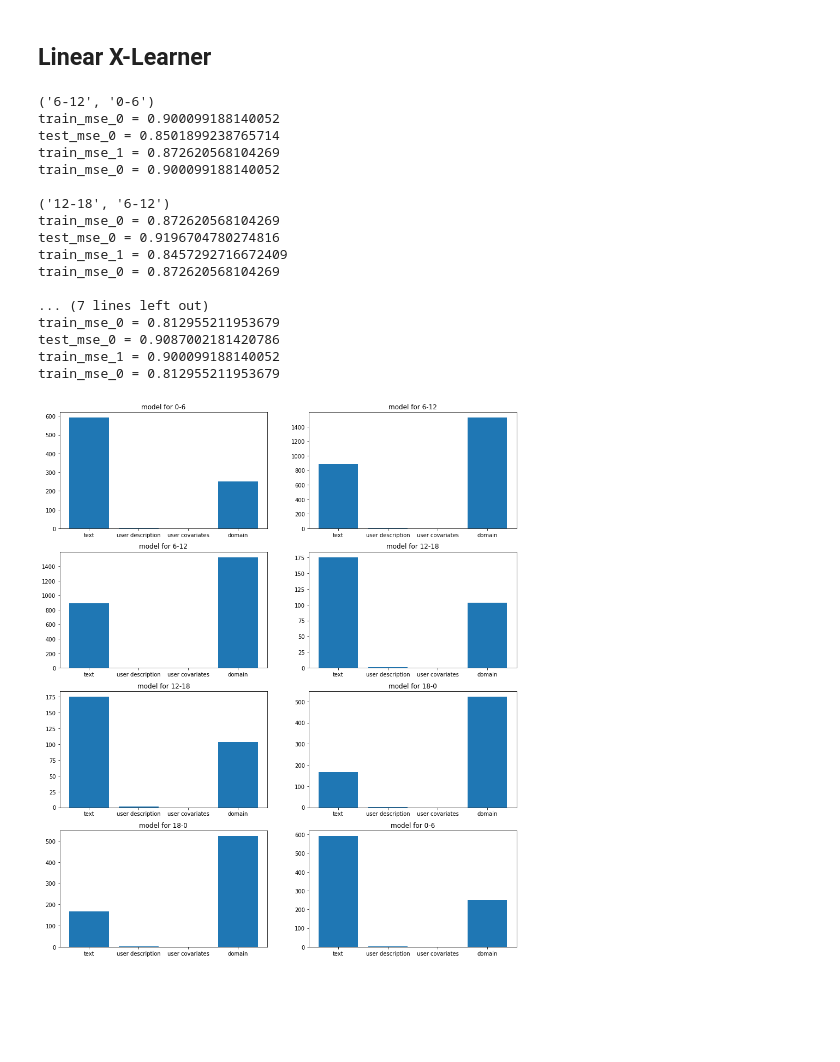
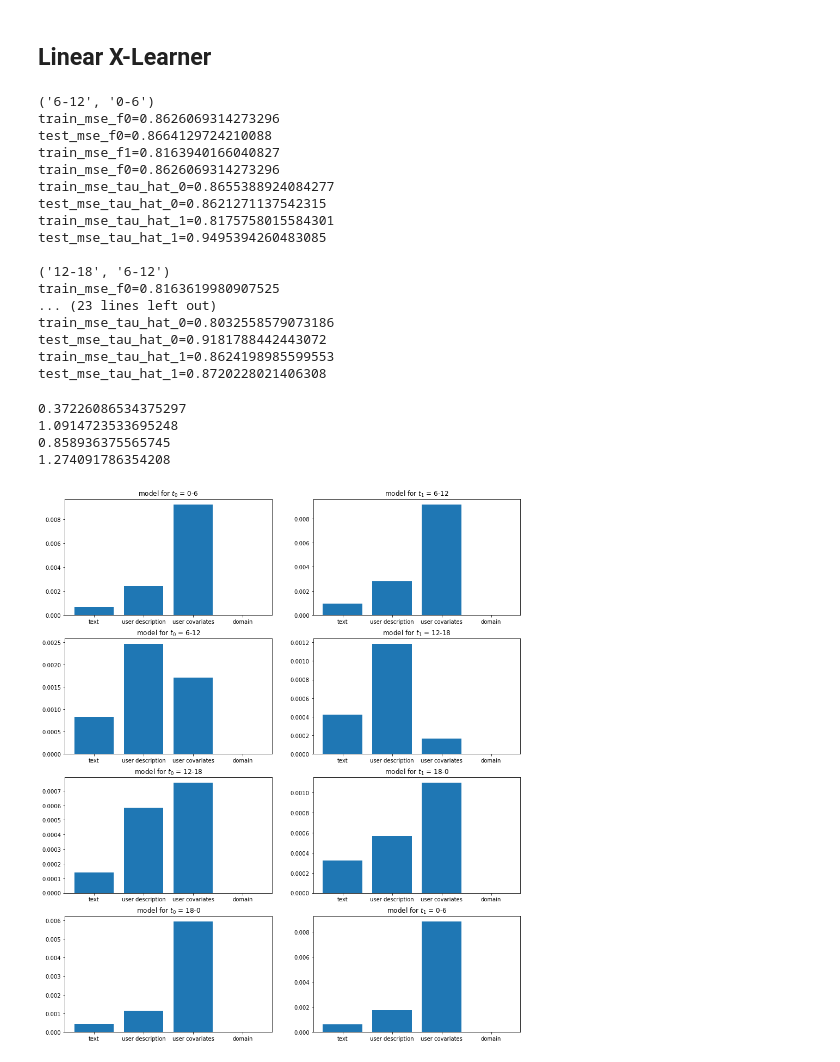
Before and after one commit to omermadmon/CausalInferenceProject, a Jupyter notebook: Estimation.ipynb, the cells around one changed output. Cells and saved outputs as stored; diff of their text form; code cells hidden in the pictures; blank space fills up the shorter version.

Commit message:
Visualize X-Learner results.

```diff
--- a/Estimation.ipynb
+++ b/Estimation.ipynb
@@ -221,52 +218,69 @@ def plot_feature_importance(model, ax, shapes, title):
     ax.bar(['text', 'user description', 'user covariates', 'domain'], [text_fi, user_d_fi, user_c_fi, domain_fi])
     ax.set_title(title)
 # %%
+alpha = 0.01
 treatment_pairs = [(0,1), (1,2), (2,3), (3,0)]
 treatment_names = ['0-6', '6-12', '12-18', '18-0', '0-6']
 res_models = dict()
 for (t1, t2) in treatment_pairs:
-        tau_hat_0, tau_hat_1, f_0, f_1, train_mse_0, test_mse_0, train_mse_1, test_mse_1 = esti.X_learner(X_text_dict,
+        tau_hat_0, tau_hat_1, f_0, f_1, \
+        train_mse_f0, test_mse_f0, train_mse_f1, test_mse_f1, \
+        train_mse_tau_hat_0, test_mse_tau_hat_0, train_mse_tau_hat_1, test_mse_tau_hat_1 = esti.X_learner(X_text_dict,
                                                                                                           X_user_description_dict, X_user_covariates_dict, T_dict, Y_dict,
                                                                                                           t1=t1, t2=t2,
-                                                                                                          f_0=Lasso(), f_1=Lasso(),
-                                                                                                          tau_hat_0=LinearRegression(), tau_hat_1=LinearRegression(),
-                                                                                                          g=lambda x: 0.5, test_portion=0.1, random_state=42, print_progress=False)
+                                                                                                          f_0=Lasso(alpha=alpha), f_1=Lasso(alpha=alpha),
+                                                                                                          tau_hat_0=Lasso(alpha=alpha), tau_hat_1=Lasso(alpha=alpha),
+                                                                                                          test_portion=0.1, random_state=42, print_progress=False)
         res_models[(t1, t2)] = (tau_hat_0, tau_hat_1)
         print((treatment_names[t2], treatment_names[t1]))
-        print(f'train_mse_0 = {train_mse_0}')
-        print(f'test_mse_0 = {test_mse_0}')
-        print(f'train_mse_1 = {train_mse_1}')
-        print(f'train_mse_0 = {train_mse_0}')
+        print(f'{train_mse_f0=}')
+        print(f'{test_mse_f0=}')
+        print(f'{train_mse_f1=}')
+        print(f'{train_mse_f0=}')
+        print(f'{train_mse_tau_hat_0=}')
+        print(f'{test_mse_tau_hat_0=}')
+        print(f'{train_mse_tau_hat_1=}')
+        print(f'{test_mse_tau_hat_1=}')
         print()
 # %% [output]
 ('6-12', '0-6')
-train_mse_0 = 0.900099188140052
-test_mse_0 = 0.8501899238765714
-train_mse_1 = 0.872620568104269
-train_mse_0 = 0.900099188140052
+train_mse_f0=0.8626069314273296
+test_mse_f0=0.8664129724210088
+train_mse_f1=0.8163940166040827
+train_mse_f0=0.8626069314273296
+train_mse_tau_hat_0=0.8655388924084277
+test_mse_tau_hat_0=0.8621271137542315
+train_mse_tau_hat_1=0.8175758015584301
+test_mse_tau_hat_1=0.9495394260483085
 
 ('12-18', '6-12')
-train_mse_0 = 0.872620568104269
-test_mse_0 = 0.9196704780274816
-train_mse_1 = 0.8457292716672409
-train_mse_0 = 0.872620568104269
-
-... (7 lines left out)
-train_mse_0 = 0.812955211953679
-test_mse_0 = 0.9087002181420786
-train_mse_1 = 0.900099188140052
-train_mse_0 = 0.812955211953679
+train_mse_f0=0.8163619980907525
+... (23 lines left out)
+train_mse_tau_hat_0=0.8032558579073186
+test_mse_tau_hat_0=0.9181788442443072
+train_mse_tau_hat_1=0.8624198985599553
+test_mse_tau_hat_1=0.8720228021406308
+# %%
+print(sum(np.abs(f_0.coef_)))
+print(sum(np.abs(f_1.coef_)))
+print(sum(np.abs(tau_hat_0.coef_)))
+print(sum(np.abs(tau_hat_1.coef_)))
+# %% [output]
+0.37226086534375297
+1.0914723533695248
+0.858936375565745
+1.274091786354208
 # %%
 text_shape = X_text_dict['music'].shape[1]
 user_d_shape = X_user_description_dict['music'].shape[1]
 user_c_shape = X_user_covariates_dict['music'].shape[1]
 domain_shape = len(domains)
 feature_shapes = dict(text=text_shape, user_d=user_d_shape, user_c=user_c_shape, domain=domain_shape)
 treatment_names = ['0-6', '6-12', '12-18', '18-0', '0-6']
 fig, ax = plt.subplots(4,2,figsize=(15,18))
 for row_idx, (t1, t2) in enumerate(treatment_pairs):
     tau_hat_0, tau_hat_1 = res_models[(t1, t2)]
-    plot_feature_importance(tau_hat_0, ax[row_idx, 0], feature_shapes, title=f'model for {treatment_names[t1]}')
-    plot_feature_importance(tau_hat_1, ax[row_idx, 1], feature_shapes, title=f'model for {treatment_names[t2]}')
+    plot_feature_importance(tau_hat_0, ax[row_idx, 0], feature_shapes, title=f'model for $t_0$ = {treatment_names[t1]}')
+    plot_feature_importance(tau_hat_1, ax[row_idx, 1], feature_shapes, title=f'model for $t_1$ = {treatment_names[t2]}')
 # %% [output]
-[figure, old version]
+[figure, new version]
```
Also changed, not shown: parts of 5 cells of this notebook, 1 other file.
